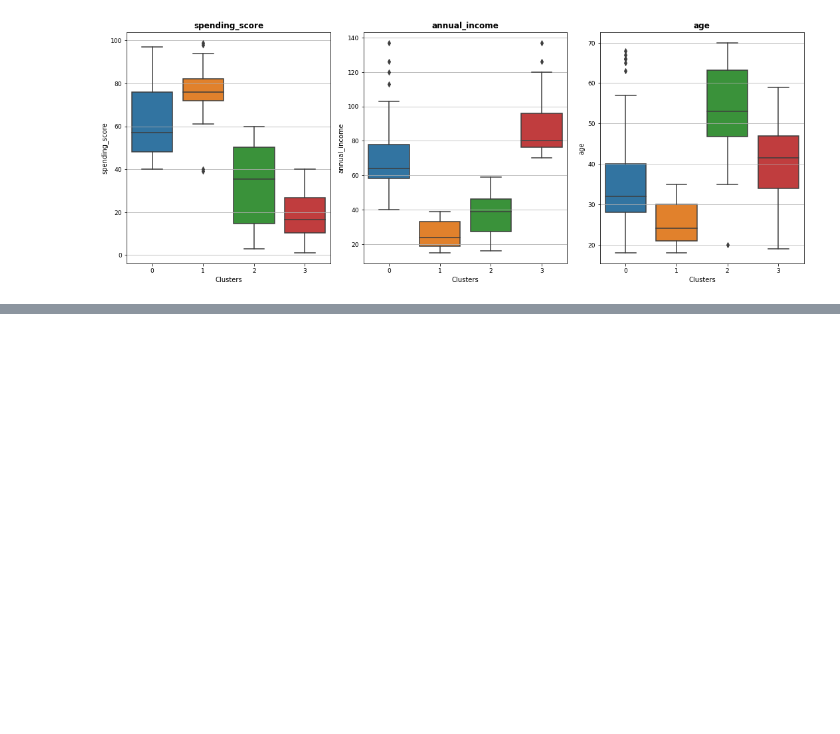
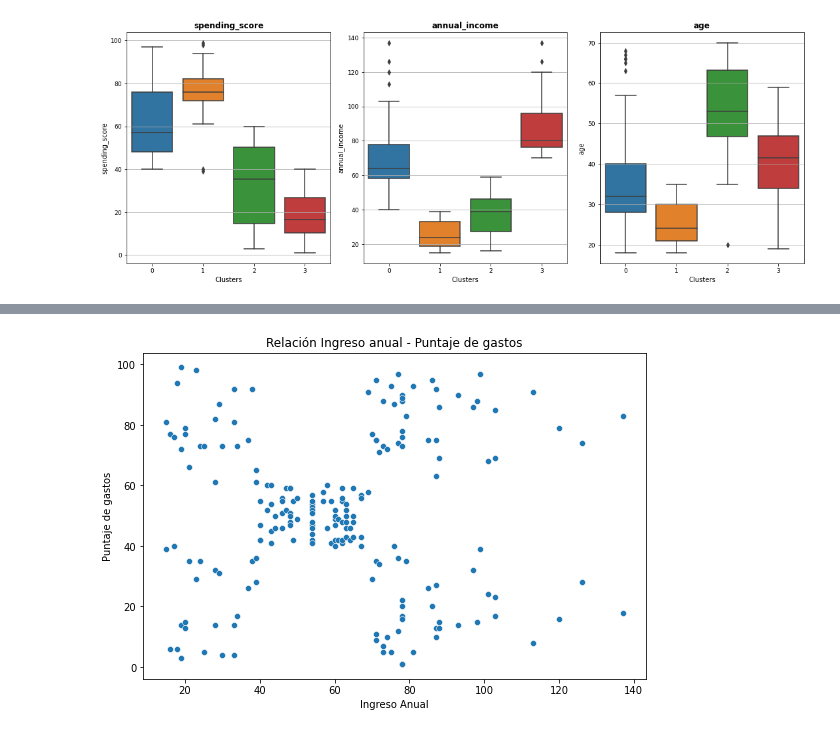
Before and after one commit to PabloJRW/analisis-de-segmentacion, a Jupyter notebook: EDA.ipynb, the cells around one changed output, grey strips where cells are left out. Cells and saved outputs as stored; diff of their text form; code cells hidden in the pictures; blank space fills up the shorter version.

```diff
--- a/EDA.ipynb
+++ b/EDA.ipynb
@@ -139,0 +147,10 @@ plt.show()
+# %%
+fig, ax = plt.subplots(figsize=(9,6))
+sns.scatterplot(x='annual_income', y='spending_score', data=data, ax=ax)
+plt.title('Relación Ingreso anual - Puntaje de gastos')
+plt.xlabel('Ingreso Anual')
+plt.ylabel('Puntaje de gastos')
+plt.show()
+#fig.savefig('img/Relación: Ingreso Anual - Puntaje de gastos.png')
+# %% [output]
+[figure, added]
```
Also changed, not shown: parts of 3 cells of this notebook, 6 other files.
